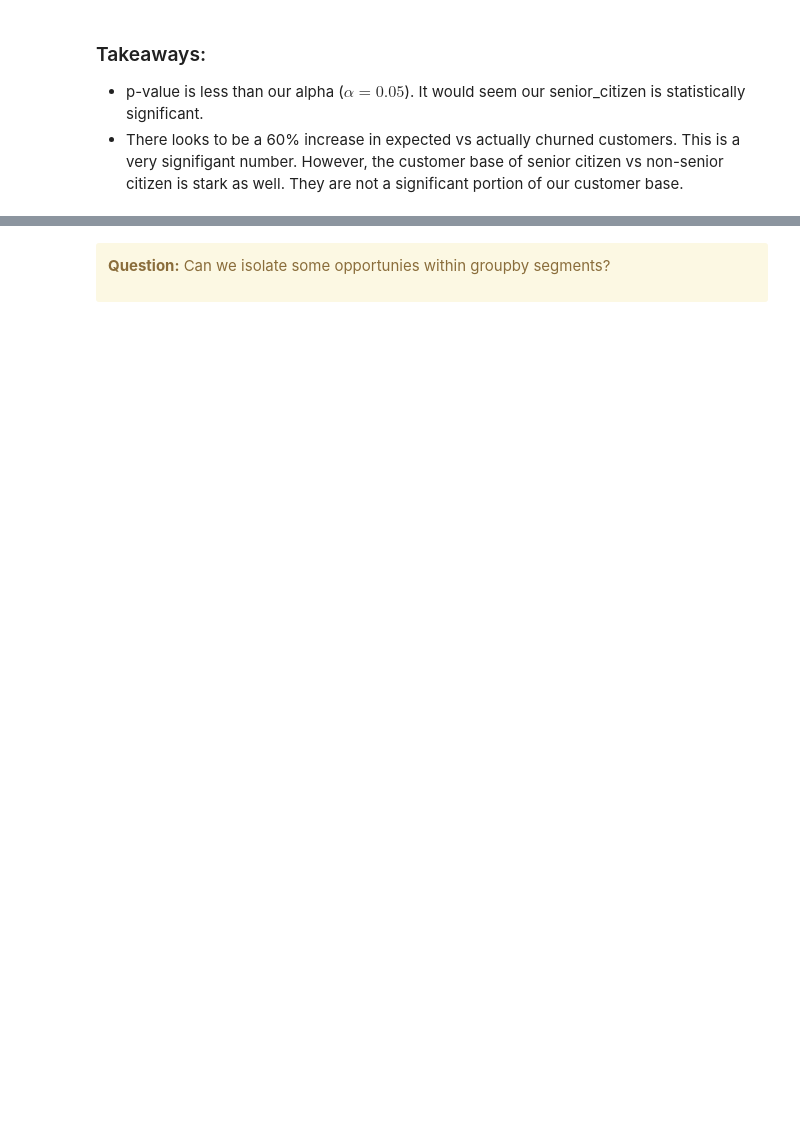
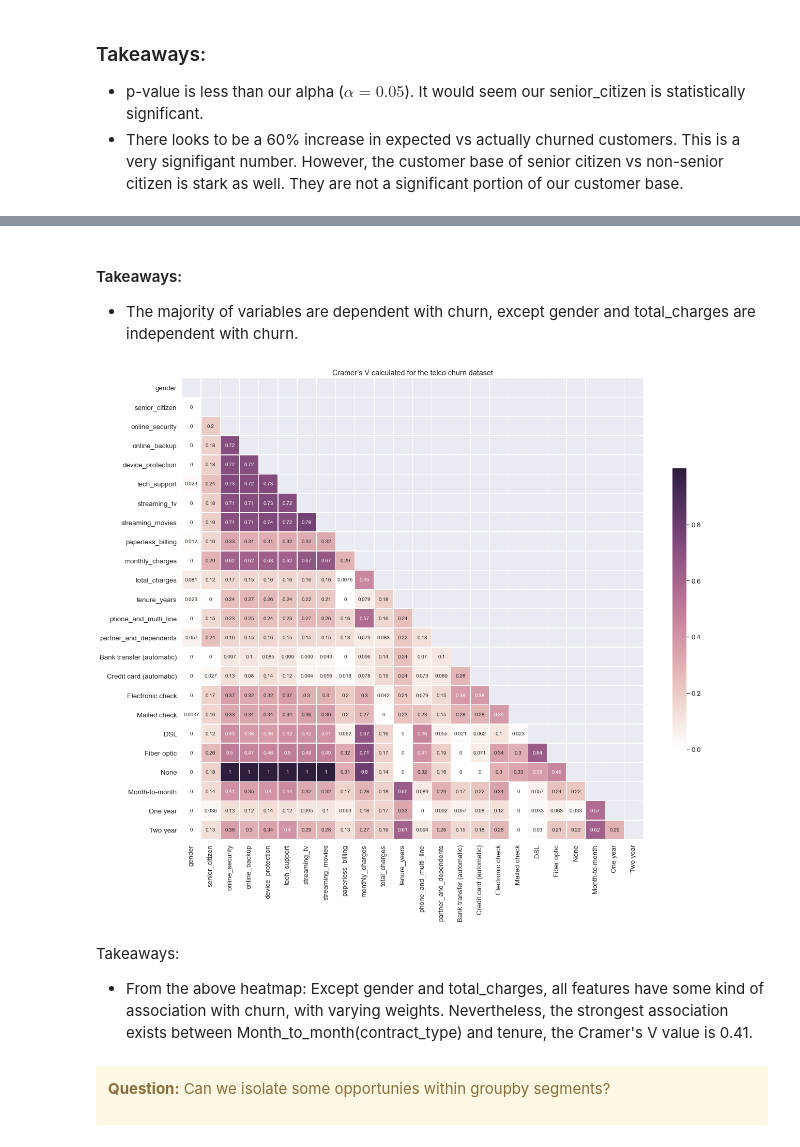
Before and after one commit to sonny-chase-nick-classification-project/telco_classification, a Jupyter notebook: Why_are_our_customers_churning.ipynb, the cells around one changed output, grey strips where cells are left out. Saved outputs shown, nothing was run; the diff lists cells and outputs as text; code cells hidden in the pictures; blank space fills up the shorter version.

Commit message:
carrying over modeling work from other notebook

```diff
--- a/Why_are_our_customers_churning.ipynb
+++ b/Why_are_our_customers_churning.ipynb
@@ -488,0 +578,17 @@ print(f"The p value is: {p_senior:.26f}. We reject the null hypothesis")
+# %%
+# Set alpha value
+alpha = 0.05
+
+for col in X_train.columns:
+
+    a, b = X_train[col], X_train["churn"]
+
+    observed = pd.crosstab(a, b)
+    chi2, p, degf, expected = stats.chi2_contingency(observed)
+
+    if p < alpha:
+        # Reject the null hypothesis
+        print("({} and churn) are  dependent of each other. (p = {})".format(col, p))
+    else:
+         # Failed to reject the null hypothesis
+        print("({} and churn) are  independent of each other. (p = {})".format(col, p))
@@ -489,3 +613,66 @@ print(f"The p value is: {p_senior:.26f}. We reject the null hypothesis")
+# %% [markdown]
+#### Takeaways:
+
+- The majority of variables are dependent with churn, except gender and total_charges are independent with churn.
+# %%
+# Cramer's V is a statistic used to measure the strength of association between two nominal variables,
+# and it take values from 0 to 1. Values close to 0 indicate a weak association between the variables
+# and values close to 1 indicate a strong association between the variables.
+
+def cramers_corrected_stat(confusion_matrix):
+    """
+    Calculates the corrected Cramer's V statistic
+
+    Args:
+        confusion_matrix: The confusion matrix of the variables to calculate the statistic on
+
+    Returns:
+        The corrected Cramer'v V statistic
+    """
+
+    chi2, _, _, _ = stats.chi2_contingency(confusion_matrix)
+    n = confusion_matrix.sum().sum()
+    phi2 = chi2/n
+    r, k = confusion_matrix.shape
+    phi2corr = max(0, phi2 - ((k-1)*(r-1))/(n-1))
+    rcorr = r - ((r-1)**2)/(n-1)
+    kcorr = k - ((k-1)**2)/(n-1)
+
+    return np.sqrt(phi2corr / min((kcorr-1), (rcorr-1)))
+
+cols = list(X_train.columns.values)
+corrM = np.zeros((len(cols),len(cols)))
+
+# Calculate s of every combination of variables
+for col1, col2 in itertools.combinations(cols, 2):
+
+    a, b = X_train[col1], X_train[col2]
+
+    idx1, idx2 = cols.index(col1), cols.index(col2)
+    dfObserved = pd.crosstab(a,b)
+    corrM[idx1, idx2] = cramers_corrected_stat(dfObserved.values)
+    corrM[idx2, idx1] = corrM[idx1, idx2]
+
+corr = pd.DataFrame(corrM, index=cols, columns=cols)
+
+# Mask to get lower triangle
+mask = np.zeros_like(corr, dtype=np.bool)
+mask[np.triu_indices_from(mask)] = True
+
+cmap = sns.cubehelix_palette(light=1, as_cmap=True)
+
+# Draw the heatmap with the mask
+fig = plt.figure(figsize=(20, 20))
+
+sns.heatmap(corr, mask=mask, cmap=cmap, square=True, linewidths=.5, cbar_kws={"shrink": .5}, annot=True)
+plt.title('Cramer’s V calculated for the telco churn dataset')
+plt.show()
+# %% [output]
+[figure, added]
+# %% [markdown]
+Takeaways:
+
+- From the above heatmap: Except gender and total_charges, all features have some kind of association with churn, with varying weights. Nevertheless, the strongest association exists between Month_to_month(contract_type) and tenure, the Cramer's V value is 0.41.
 # %% [markdown]
 <div class="alert alert-block alert-warning">
 
```
Also changed, not shown: parts of 52 cells of this notebook.
